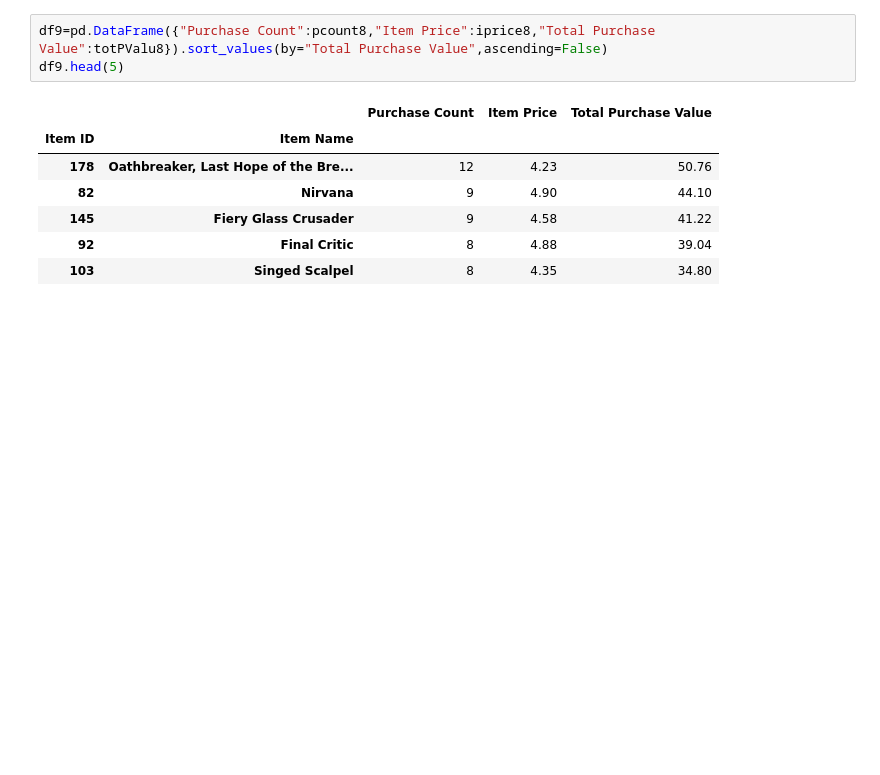
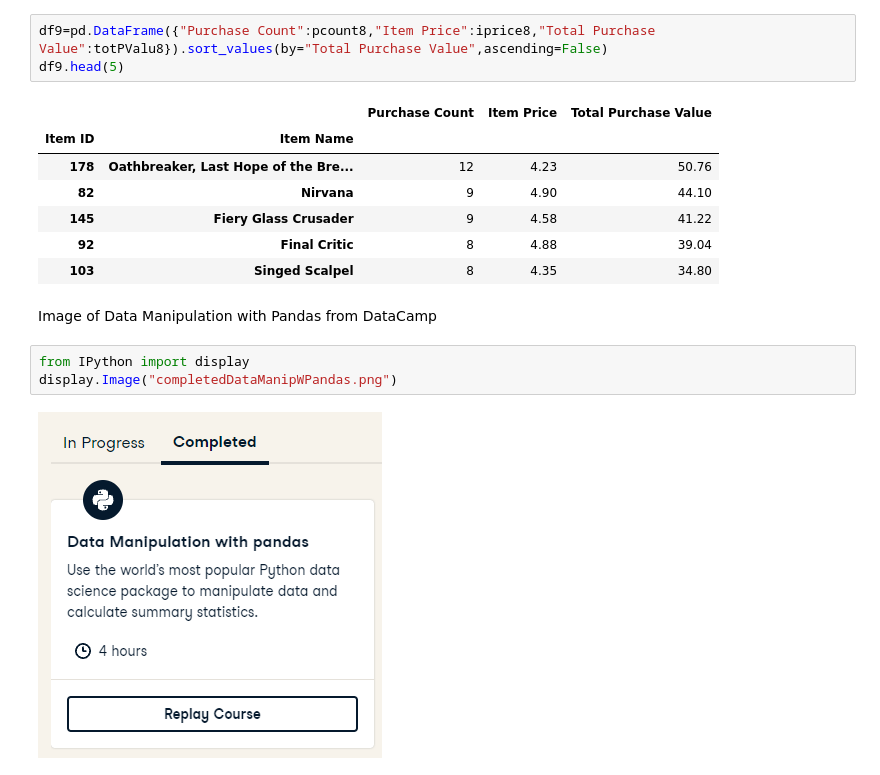
Before and after one commit to sarahabantao/CG-Assignments, a Jupyter notebook: Week04-Homework.ipynb, the cells around one changed output. Drawn from its saved outputs; the diff is of its cells as text; blank space fills up the shorter version.

Commit message:
add image data camp to hw 4

```diff
--- a/Week04-Homework.ipynb
+++ b/Week04-Homework.ipynb
@@ -294,3 +294,10 @@ df9.head(5)
 | 145 | Fiery Glass Crusader | 9 | 4.58 | 41.22 |
 | 92 | Final Critic | 8 | 4.88 | 39.04 |
 | 103 | Singed Scalpel | 8 | 4.35 | 34.80 |
+# %% [markdown]
+Image of Data Manipulation with Pandas from DataCamp
+# %%
+from IPython import display
+display.Image("completedDataManipWPandas.png")
+# %% [output]
+[figure, added]
```
Also changed, not shown: 1 other file.
